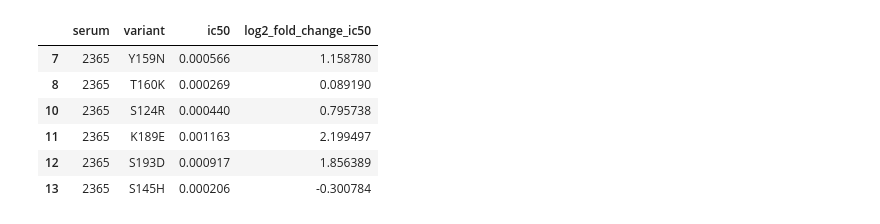
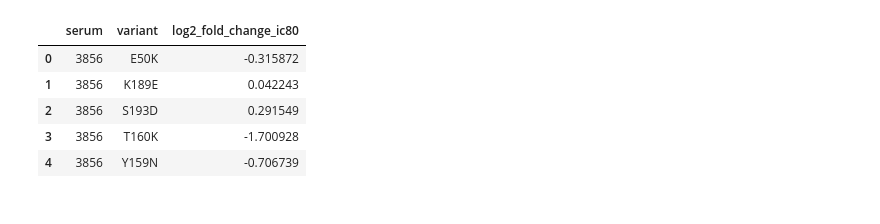
Before and after one commit to sorsinelli/flu_h3_hk19_dms_ic50, a Jupyter notebook: scratch_notebooks/figure_drafts/validation_correlations/Untitled.ipynb, the cells around one changed output. Cells and saved outputs as stored; diff of their text form; code cells hidden in the pictures.

```diff
--- a/scratch_notebooks/figure_drafts/validation_correlations/Untitled.ipynb
+++ b/scratch_notebooks/figure_drafts/validation_correlations/Untitled.ipynb
@@ -16,15 +18,32 @@ import scipy as sp
 import os
 # %%
 os.chdir('../../../')
+# %%
+ic80s_files = ['231021_3856-4584_fold-change.csv',
+               '3857-215C_fold-change.csv',
+               '3944-2365_fold-change.csv',
+               # '3944-215C_fold-change_v1.csv',
+               '3857-215C_fold-change_pt2.csv',
+               '197C_74C_fold-change_final.csv'
+             ]
 # %%
-ic50s = pd.read_csv('experiments/validations/230909_3944-2365_fold_changes.csv')
-ic50s = ic50s.loc[(ic50s['serum'] == 2365) & (ic50s['variant'] != 'T160K-Y159N')]
-ic50s
+ic80s_list = []
+
+for df in ic80s_files:
+    df = pd.read_csv(f'experiments/validations_hk19/{df}')
+    df = df.loc[(df['variant'] != 'T160K-Y159N')]
+    df['serum'] = df['serum'].astype(str)
+
+    ic80s_list.append(df)
+
+ic80s = pd.concat(ic80s_list)
+ic80s = ic80s.loc[ic80s['serum'] != '3944']
+
+ic80s.head()
 # %% [output]
-|  | serum | variant | ic50 | log2_fold_change_ic50 |
-| 7 | 2365 | Y159N | 0.000566 | 1.158780 |
-| 8 | 2365 | T160K | 0.000269 | 0.089190 |
-| 10 | 2365 | S124R | 0.000440 | 0.795738 |
-| 11 | 2365 | K189E | 0.001163 | 2.199497 |
-| 12 | 2365 | S193D | 0.000917 | 1.856389 |
-| 13 | 2365 | S145H | 0.000206 | -0.300784 |
+|  | serum | variant | log2_fold_change_ic80 |
+| 0 | 3856 | E50K | -0.315872 |
+| 1 | 3856 | K189E | 0.042243 |
+| 2 | 3856 | S193D | 0.291549 |
+| 3 | 3856 | T160K | -1.700928 |
+| 4 | 3856 | Y159N | -0.706739 |
```
Also changed, not shown: parts of 18 cells of this notebook, 27 other files.
